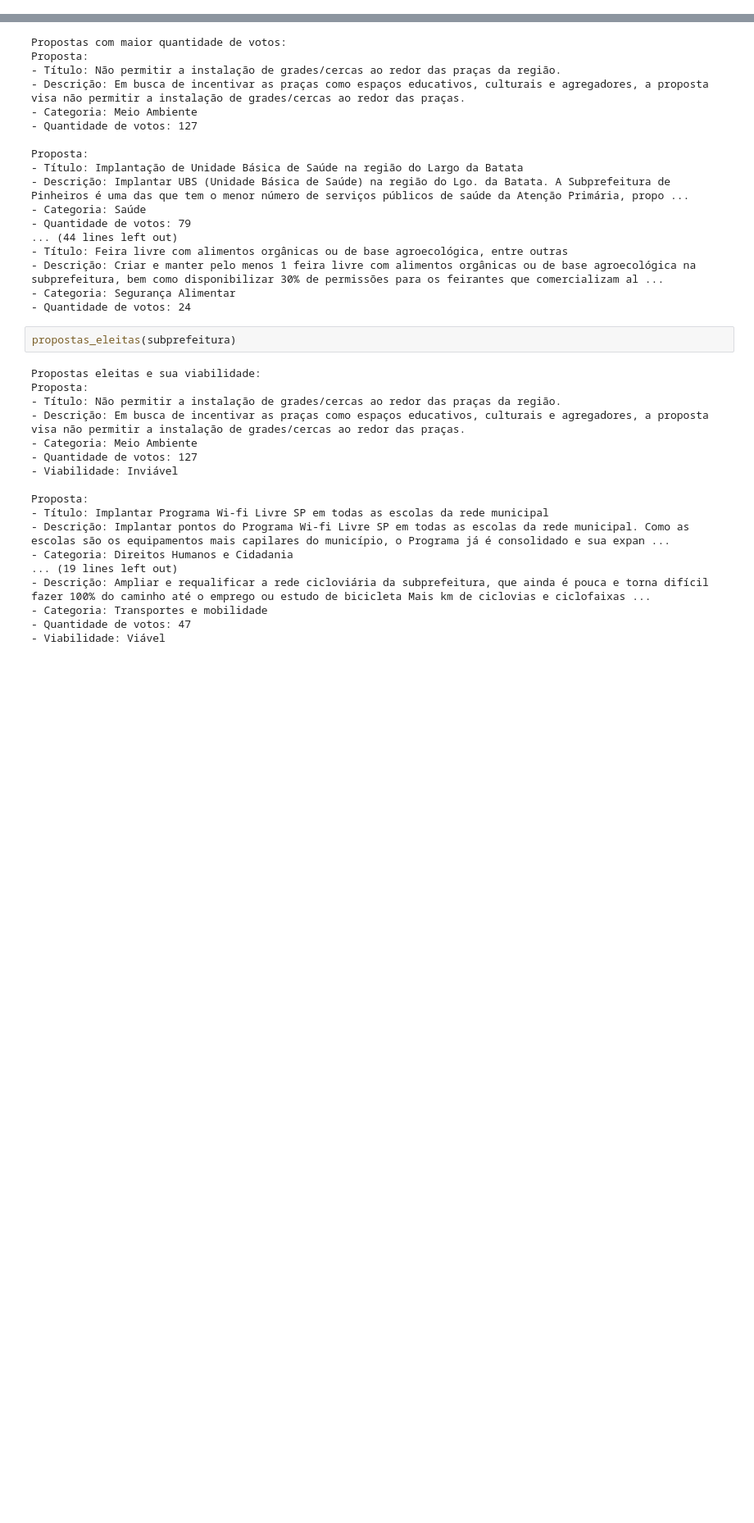
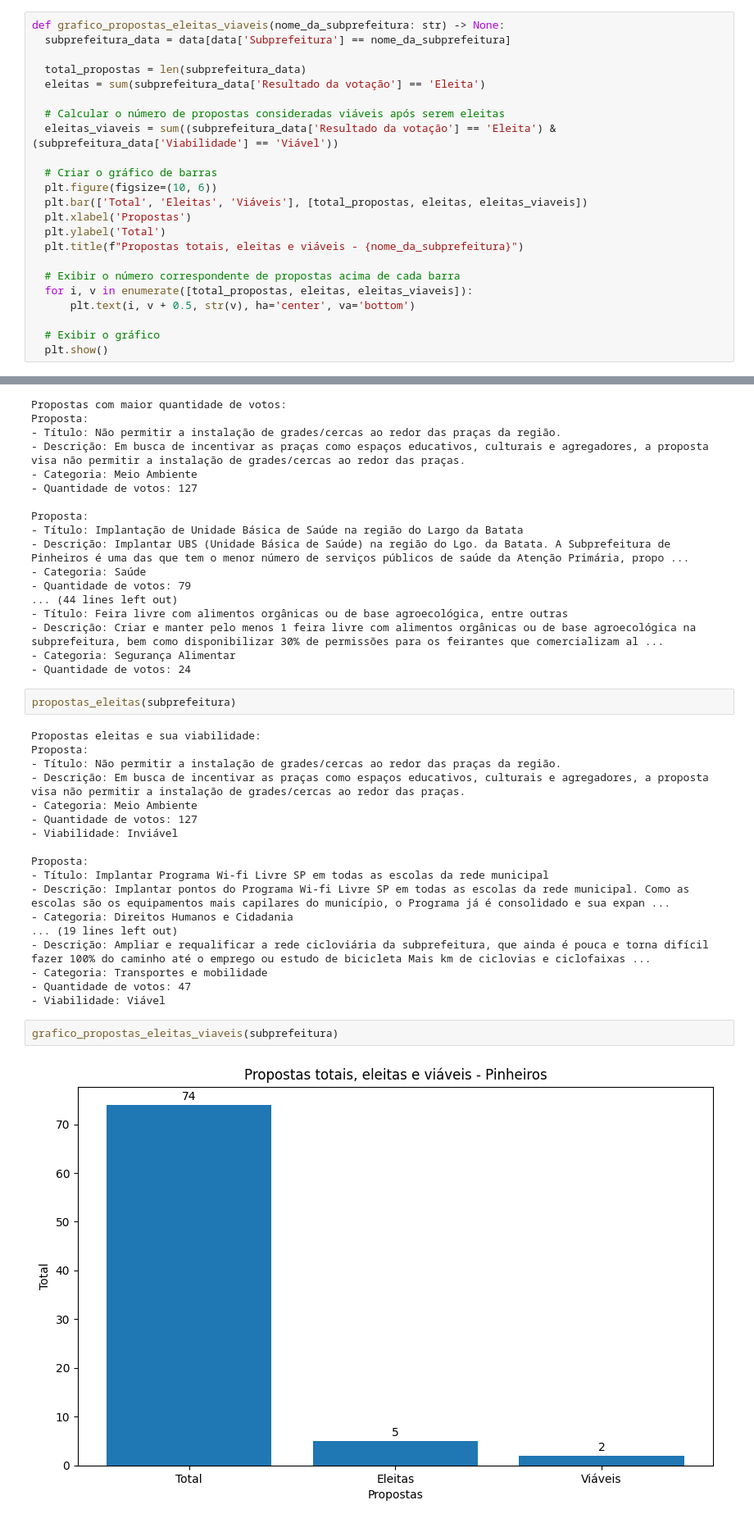
Before and after one commit to iwamotoraphael/participacao-politica, a Jupyter notebook: analise/participe+/orcamento-participativo-2022.ipynb, the cells around one changed output, grey strips where cells are left out. Shown at 82% size. Saved outputs shown, nothing was run; the diff lists cells and outputs as text; blank space fills up the shorter version.

Commit message:
Adição de gráfico de propostas eleitas

```diff
--- a/analise/participe+/orcamento-participativo-2022.ipynb
+++ b/analise/participe+/orcamento-participativo-2022.ipynb
@@ -486,6 +486,29 @@ def propostas_eleitas(nome_da_subprefeitura: str) -> None:
     print("- Quantidade de votos:", proposta['Votos'])
     print("- Viabilidade:", proposta['Viabilidade'])
     print()
+# %%
+def grafico_propostas_eleitas_viaveis(nome_da_subprefeitura: str) -> None:
+  subprefeitura_data = data[data['Subprefeitura'] == nome_da_subprefeitura]
+
+  total_propostas = len(subprefeitura_data)
+  eleitas = sum(subprefeitura_data['Resultado da votação'] == 'Eleita')
+
+  # Calcular o número de propostas consideradas viáveis após serem eleitas
+  eleitas_viaveis = sum((subprefeitura_data['Resultado da votação'] == 'Eleita') & (subprefeitura_data['Viabilidade'] == 'Viável'))
+
+  # Criar o gráfico de barras
+  plt.figure(figsize=(10, 6))
+  plt.bar(['Total', 'Eleitas', 'Viáveis'], [total_propostas, eleitas, eleitas_viaveis])
+  plt.xlabel('Propostas')
+  plt.ylabel('Total')
+  plt.title(f"Propostas totais, eleitas e viáveis - {nome_da_subprefeitura}")
+
+  # Exibir o número correspondente de propostas acima de cada barra
+  for i, v in enumerate([total_propostas, eleitas, eleitas_viaveis]):
+      plt.text(i, v + 0.5, str(v), ha='center', va='bottom')
+
+  # Exibir o gráfico
+  plt.show()
 # %% [markdown]
 ### Subprefeitura: Pinheiros
 # %%
@@ -550,3 +573,7 @@ Proposta:
 - Categoria: Transportes e mobilidade
 - Quantidade de votos: 47
 - Viabilidade: Viável
+# %%
+grafico_propostas_eleitas_viaveis(subprefeitura)
+# %% [output]
+[figure, added]
```
Also changed, not shown: parts of 2 cells of this notebook, 1 other file.
